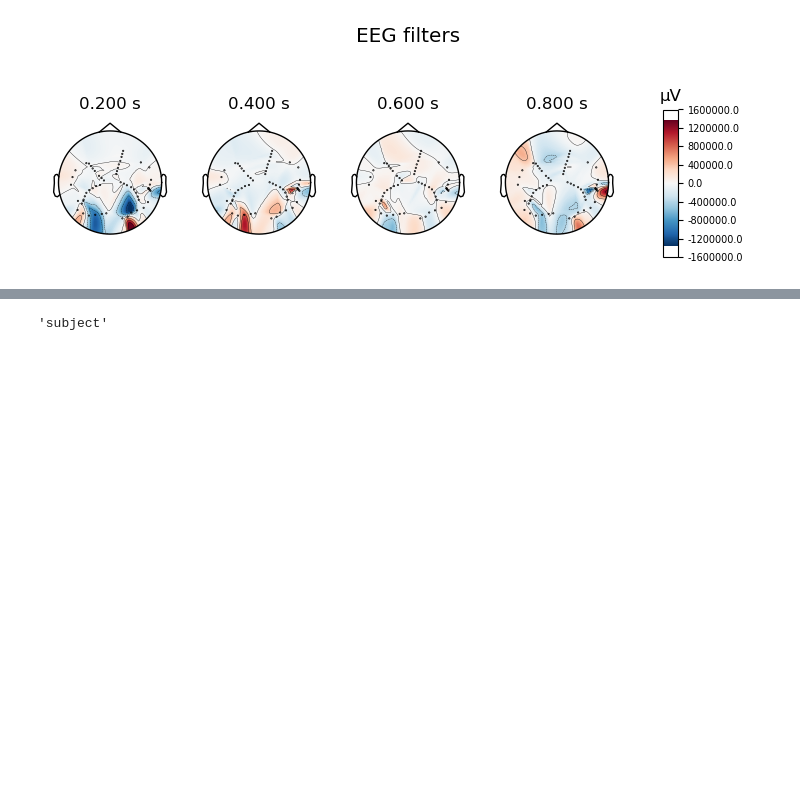
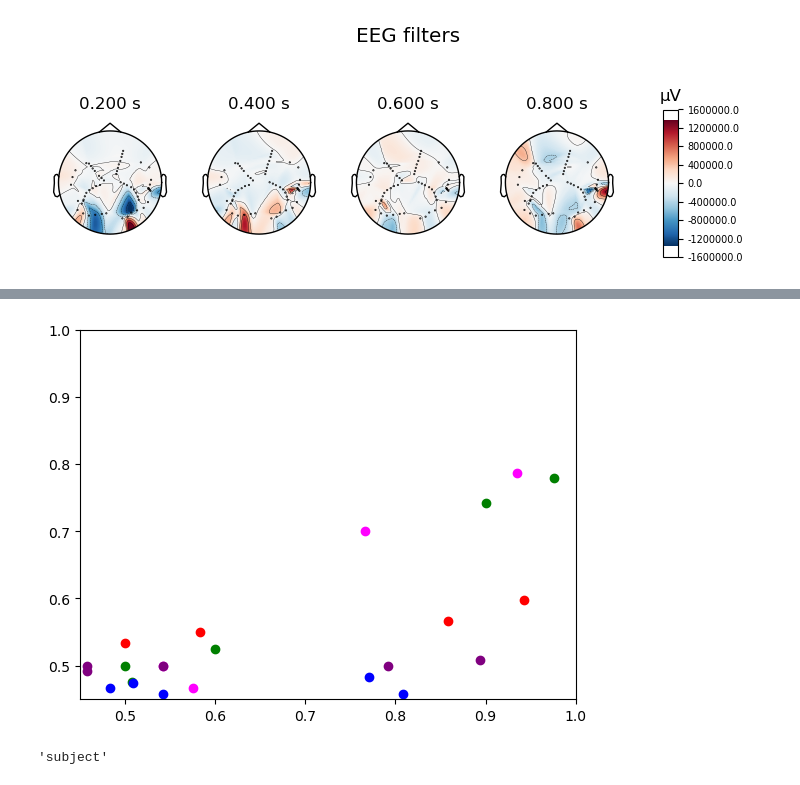
Before and after one commit to GhadiElHasbani/NMA_project-FacesHouses, a Jupyter notebook: Copie_de_load_ECoG_faceshouses.ipynb, the cells around one changed output, grey strips where cells are left out. Drawn from its saved outputs; the diff is of its cells as text; code cells hidden in the pictures; blank space fills up the shorter version.

```diff
--- a/Copie_de_load_ECoG_faceshouses.ipynb
+++ b/Copie_de_load_ECoG_faceshouses.ipynb
@@ -647,3 +622,10 @@ for subject in range(7):
+# %%
+for subject in [0,3,4,5,6]:
+    plt.scatter(correct_keypresses[subject], correct_preds[subject], color=colors[subject])
+    plt.xlim(0.45,1)
+    plt.ylim(0.45,1)
+# %% [output]
+[figure, added]
 # %%
 noise_levels[subject]
 # %% [output]
```
Also changed, not shown: parts of 7 cells of this notebook, 4 other files.
